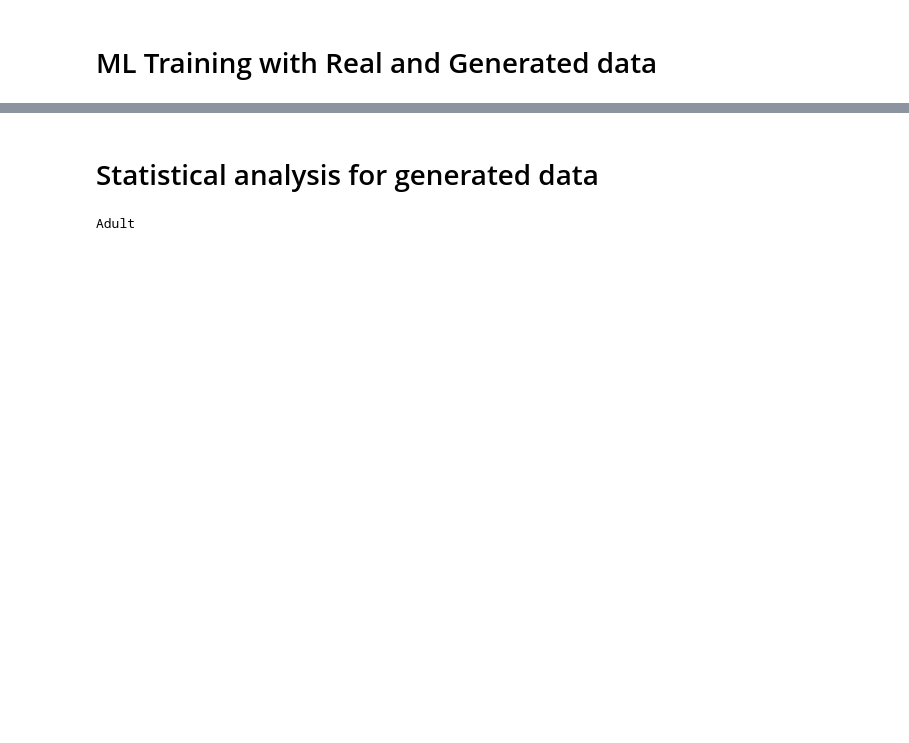
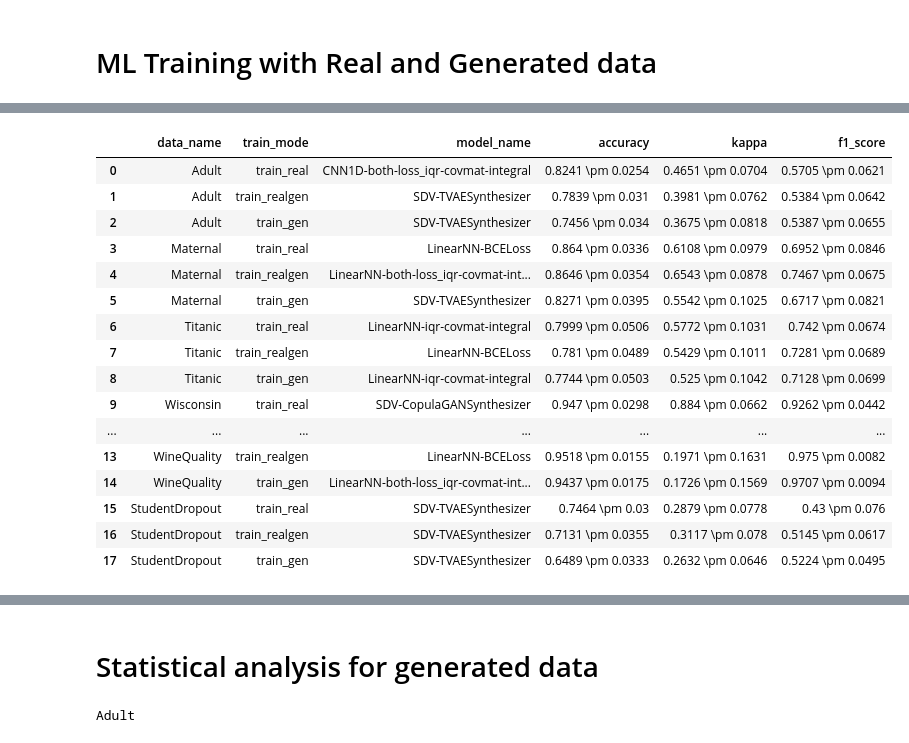
Before and after one commit to JoseLlanes/TabularDataGAN, a Jupyter notebook: AnalysisNotebooks/ResultAnalysis.ipynb, the cells around one changed output, grey strips where cells are left out. Cells and saved outputs as stored; diff of their text form; code cells hidden in the pictures; blank space fills up the shorter version.

```diff
--- a/AnalysisNotebooks/ResultAnalysis.ipynb
+++ b/AnalysisNotebooks/ResultAnalysis.ipynb
@@ -166,0 +201,3 @@ Titanic
+# %%
+def from_mean_std_to_str(mean, std, round_th=4):
+    return f"{str(np.round(mean, round_th))} \pm {str(np.round(std, round_th))}"
@@ -167,6 +263,7 @@ Titanic
 # %% [markdown]
 # ML Training with Real and Generated data
 # %%
+save_latex_list = []
 for data_name in dataset_list:
     selected_files = [f for f in result_file_list if data_name in f]
 
@@ -186,15 +283,45 @@ for data_name in dataset_list:
 
         dict_help = {"model_name": "_".join(k.split("_")[2:])}
         dict_help.update(
-            {k: v for k, v in df_res_ml.mean().to_dict().items()}
+            {f"mean_{k}": v for k, v in df_res_ml.mean().to_dict().items()}
+        )
+        dict_help.update(
+            {f"std_{k}": v for k, v in df_res_ml.std().to_dict().items()}
         )
         help_list.append(dict_help)
 
     if len(help_list) == 0:
         continue
 
-    df_result_summary = pd.DataFrame(help_list).sort_values("accuracy_train_realgen_test_real", ascending=False).reset_index(drop=True)
+    df_result_summary = pd.DataFrame(help_list).sort_values(
+        "mean_kappa_train_realgen_test_real", ascending=False
+    ).reset_index(drop=True)
     display(df_result_summary.T)
+
+    train_mode_list = [
+        "train_real_test_real",
+        "train_realgen_test_real",
+        "train_gen_test_real"
+    ]
+
+    for tm in train_mode_list:
+
+        df_summary_nonan = df_result_summary.dropna(axis=0)
+
+        best_idx = np.argmax(df_summary_nonan[f"mean_kappa_{tm}"])
+
+        help_dict = {
+            "data_name": data_name,
+            "train_mode": tm.replace("_test_real", ""),
+            "model_name": df_summary_nonan["model_name"].iloc[best_idx]
+        }
+
+        for metric in metrics_skm_list:
+            mean_score = df_summary_nonan[f"mean_{metric}_{tm}"].iloc[best_idx]
+            std_score = df_summary_nonan[f"std_{metric}_{tm}"].iloc[best_idx]
+            help_dict[metric] = from_mean_std_to_str(mean_score, std_score)
+
+        save_latex_list.append(help_dict)
 # %% [output]
 Adult
 |  | 0 | 1 | 2 | 3 | 4 | 5 | 6 | 7 | 8 | 9 |
@@ -270,0 +434,21 @@ StudentDropout
+# %%
+df_latex_train = pd.DataFrame(save_latex_list)
+df_latex_train
+# %% [output]
+|  | data_name | train_mode | model_name | accuracy | kappa | f1_score |
+| 0 | Adult | train_real | CNN1D-both-loss_iqr-covmat-integral | 0.8241 \pm 0.0254 | 0.4651 \pm 0.0704 | 0.5705 \pm 0.0621 |
+| 1 | Adult | train_realgen | SDV-TVAESynthesizer | 0.7839 \pm 0.031 | 0.3981 \pm 0.0762 | 0.5384 \pm 0.0642 |
+| 2 | Adult | train_gen | SDV-TVAESynthesizer | 0.7456 \pm 0.034 | 0.3675 \pm 0.0818 | 0.5387 \pm 0.0655 |
+| 3 | Maternal | train_real | LinearNN-BCELoss | 0.864 \pm 0.0336 | 0.6108 \pm 0.0979 | 0.6952 \pm 0.0846 |
+| 4 | Maternal | train_realgen | LinearNN-both-loss_iqr-covmat-int... | 0.8646 \pm 0.0354 | 0.6543 \pm 0.0878 | 0.7467 \pm 0.0675 |
+| 5 | Maternal | train_gen | SDV-TVAESynthesizer | 0.8271 \pm 0.0395 | 0.5542 \pm 0.1025 | 0.6717 \pm 0.0821 |
+| 6 | Titanic | train_real | LinearNN-iqr-covmat-integral | 0.7999 \pm 0.0506 | 0.5772 \pm 0.1031 | 0.742 \pm 0.0674 |
+| 7 | Titanic | train_realgen | LinearNN-BCELoss | 0.781 \pm 0.0489 | 0.5429 \pm 0.1011 | 0.7281 \pm 0.0689 |
+| 8 | Titanic | train_gen | LinearNN-iqr-covmat-integral | 0.7744 \pm 0.0503 | 0.525 \pm 0.1042 | 0.7128 \pm 0.0699 |
+| 9 | Wisconsin | train_real | SDV-CopulaGANSynthesizer | 0.947 \pm 0.0298 | 0.884 \pm 0.0662 | 0.9262 \pm 0.0442 |
+| ... | ... | ... | ... | ... | ... | ... |
+| 13 | WineQuality | train_realgen | LinearNN-BCELoss | 0.9518 \pm 0.0155 | 0.1971 \pm 0.1631 | 0.975 \pm 0.0082 |
+| 14 | WineQuality | train_gen | LinearNN-both-loss_iqr-covmat-int... | 0.9437 \pm 0.0175 | 0.1726 \pm 0.1569 | 0.9707 \pm 0.0094 |
+| 15 | StudentDropout | train_real | SDV-TVAESynthesizer | 0.7464 \pm 0.03 | 0.2879 \pm 0.0778 | 0.43 \pm 0.076 |
+| 16 | StudentDropout | train_realgen | SDV-TVAESynthesizer | 0.7131 \pm 0.0355 | 0.3117 \pm 0.078 | 0.5145 \pm 0.0617 |
+| 17 | StudentDropout | train_gen | SDV-TVAESynthesizer | 0.6489 \pm 0.0333 | 0.2632 \pm 0.0646 | 0.5224 \pm 0.0495 |
```
Also changed, not shown: parts of 12 cells of this notebook, 3 other files.
